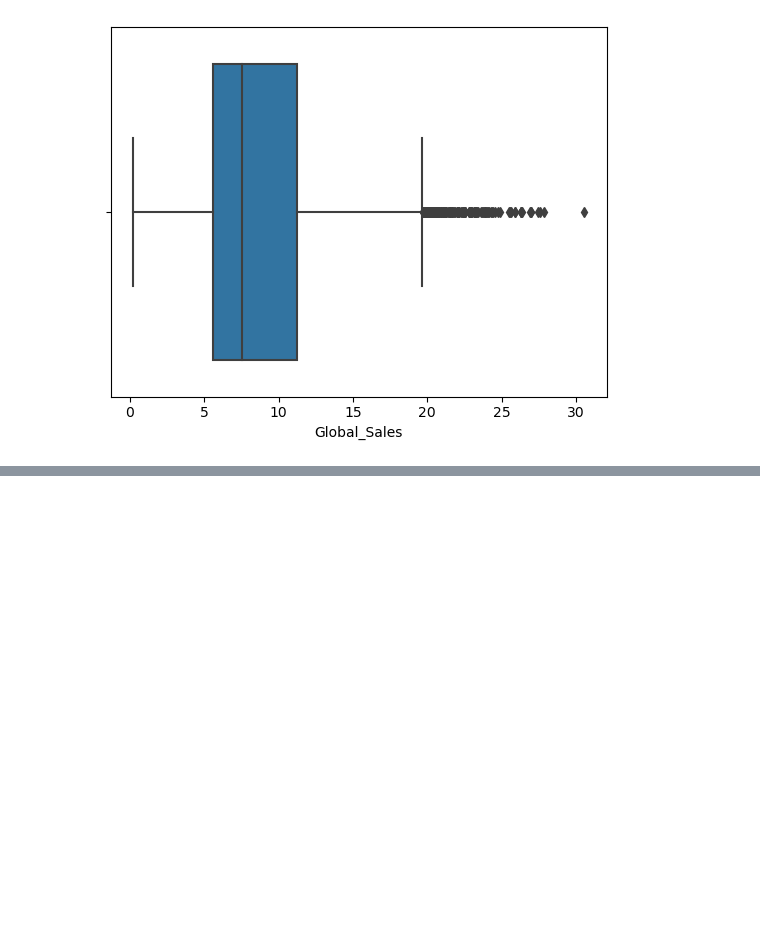
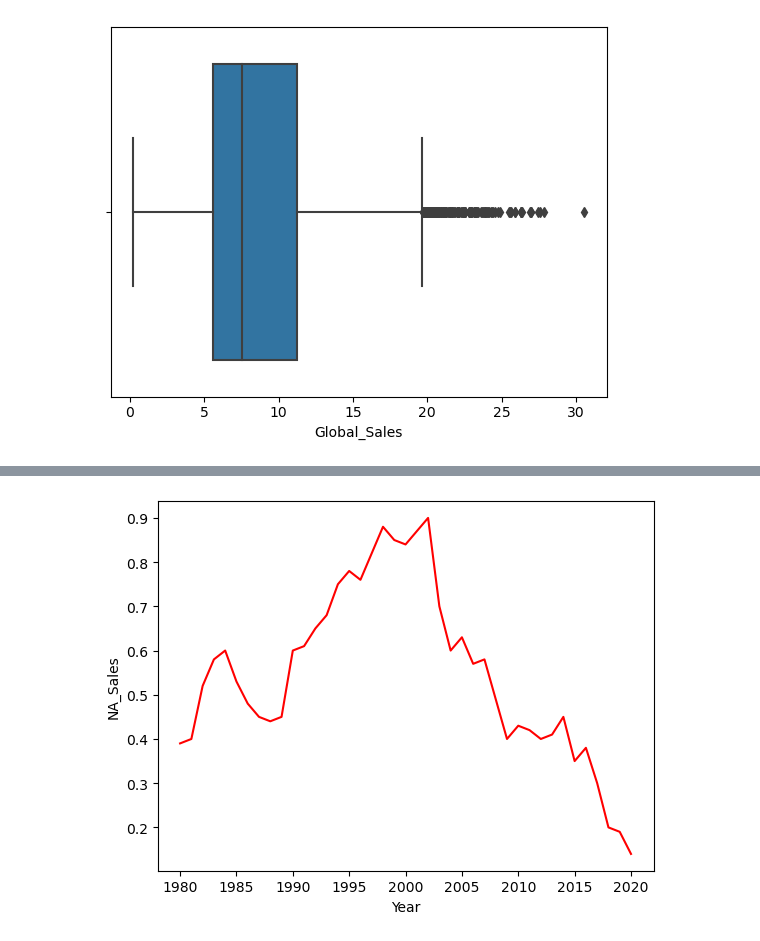
Before and after one commit to jeeet0700/DV, a Jupyter notebook: Data Viz Interview Prep.ipynb, the cells around one changed output, grey strips where cells are left out. Cells and saved outputs as stored; diff of their text form; code cells hidden in the pictures; blank space fills up the shorter version.

```diff
--- a/Data Viz Interview Prep.ipynb
+++ b/Data Viz Interview Prep.ipynb
@@ -293,0 +325,3 @@ df.head()
+# %%
+ih=df.loc[df['Name']=='Ice Hockey']
+ih
@@ -293,0 +346,8 @@ df.head()
+# %%
+sns.lineplot(data=ih,
+            y='NA_Sales',
+            x='Year',
+            color='r')
+plt.show()
+# %% [output]
+[figure, added]
```
Also changed, not shown: parts of 7 cells of this notebook.
